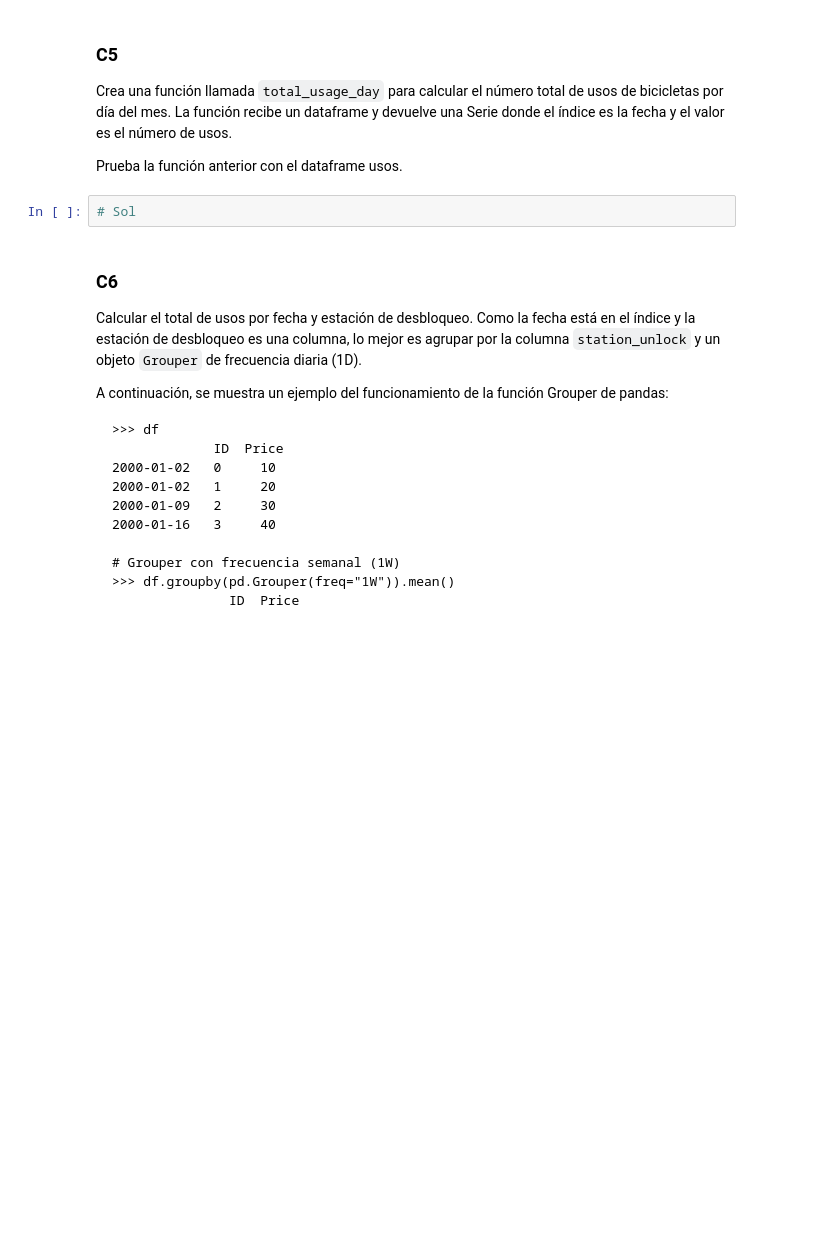
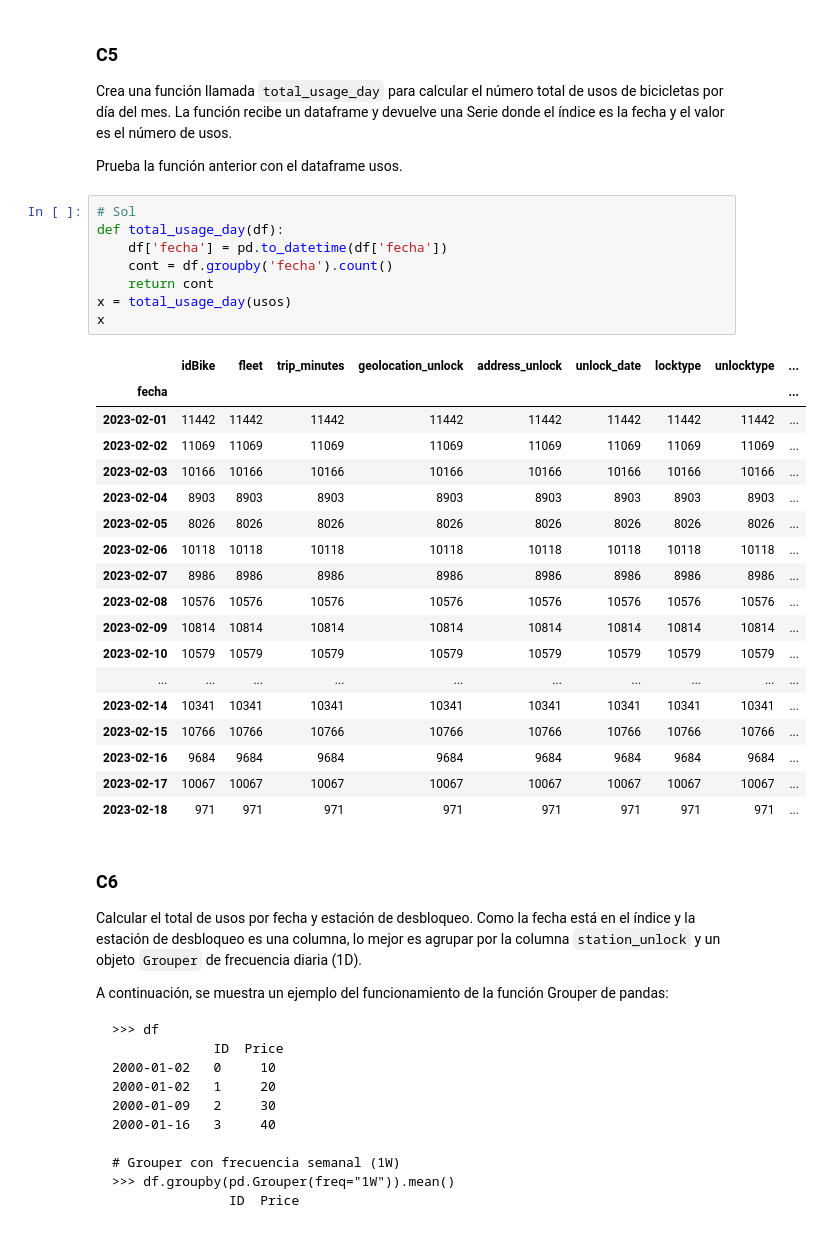
Before and after one commit to floren007/UCM, a Jupyter notebook: trabajo_programacion_avanzada_florentino/enunciado.ipynb, the cells around one changed output. Drawn from its saved outputs; the diff is of its cells as text; blank space fills up the shorter version.

```diff
--- a/trabajo_programacion_avanzada_florentino/enunciado.ipynb
+++ b/trabajo_programacion_avanzada_florentino/enunciado.ipynb
@@ -419,8 +419,33 @@ Name: trip_minutes, dtype: float64
 Crea una función llamada `total_usage_day` para calcular el número total de usos de bicicletas por día del mes. La función recibe un dataframe y devuelve una Serie donde el índice es la fecha y el valor es el número de usos.
 
 Prueba la función anterior con el dataframe usos.
-# %%
-# Sol
+# %%
+# Sol
+def total_usage_day(df):
+    df['fecha'] = pd.to_datetime(df['fecha'])
+    cont = df.groupby('fecha').count()
+    return cont
+x = total_usage_day(usos)
+x
+# %% [output]
+|  | idBike | fleet | trip_minutes | geolocation_unlock | address_unlock | unlock_date | locktype | unlocktype | ... |
+| fecha |  |  |  |  |  |  |  |  | ... |
+| 2023-02-01 | 11442 | 11442 | 11442 | 11442 | 11442 | 11442 | 11442 | 11442 | ... |
+| 2023-02-02 | 11069 | 11069 | 11069 | 11069 | 11069 | 11069 | 11069 | 11069 | ... |
+| 2023-02-03 | 10166 | 10166 | 10166 | 10166 | 10166 | 10166 | 10166 | 10166 | ... |
+| 2023-02-04 | 8903 | 8903 | 8903 | 8903 | 8903 | 8903 | 8903 | 8903 | ... |
+| 2023-02-05 | 8026 | 8026 | 8026 | 8026 | 8026 | 8026 | 8026 | 8026 | ... |
+| 2023-02-06 | 10118 | 10118 | 10118 | 10118 | 10118 | 10118 | 10118 | 10118 | ... |
+| 2023-02-07 | 8986 | 8986 | 8986 | 8986 | 8986 | 8986 | 8986 | 8986 | ... |
+| 2023-02-08 | 10576 | 10576 | 10576 | 10576 | 10576 | 10576 | 10576 | 10576 | ... |
+| 2023-02-09 | 10814 | 10814 | 10814 | 10814 | 10814 | 10814 | 10814 | 10814 | ... |
+| 2023-02-10 | 10579 | 10579 | 10579 | 10579 | 10579 | 10579 | 10579 | 10579 | ... |
+| ... | ... | ... | ... | ... | ... | ... | ... | ... | ... |
+| 2023-02-14 | 10341 | 10341 | 10341 | 10341 | 10341 | 10341 | 10341 | 10341 | ... |
+| 2023-02-15 | 10766 | 10766 | 10766 | 10766 | 10766 | 10766 | 10766 | 10766 | ... |
+| 2023-02-16 | 9684 | 9684 | 9684 | 9684 | 9684 | 9684 | 9684 | 9684 | ... |
+| 2023-02-17 | 10067 | 10067 | 10067 | 10067 | 10067 | 10067 | 10067 | 10067 | ... |
+| 2023-02-18 | 971 | 971 | 971 | 971 | 971 | 971 | 971 | 971 | ... |
 # %% [markdown]
 ### C6
 
```
